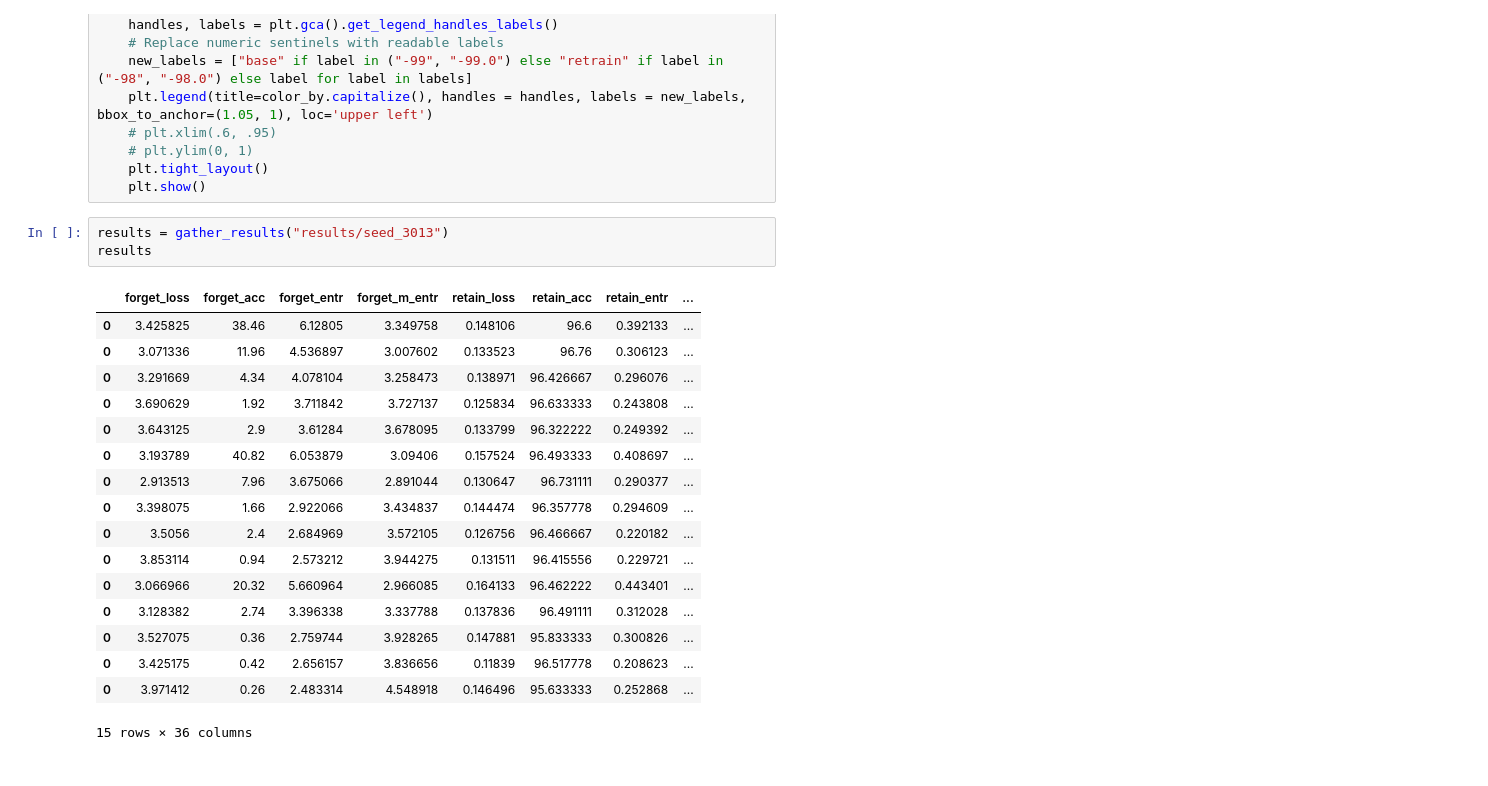
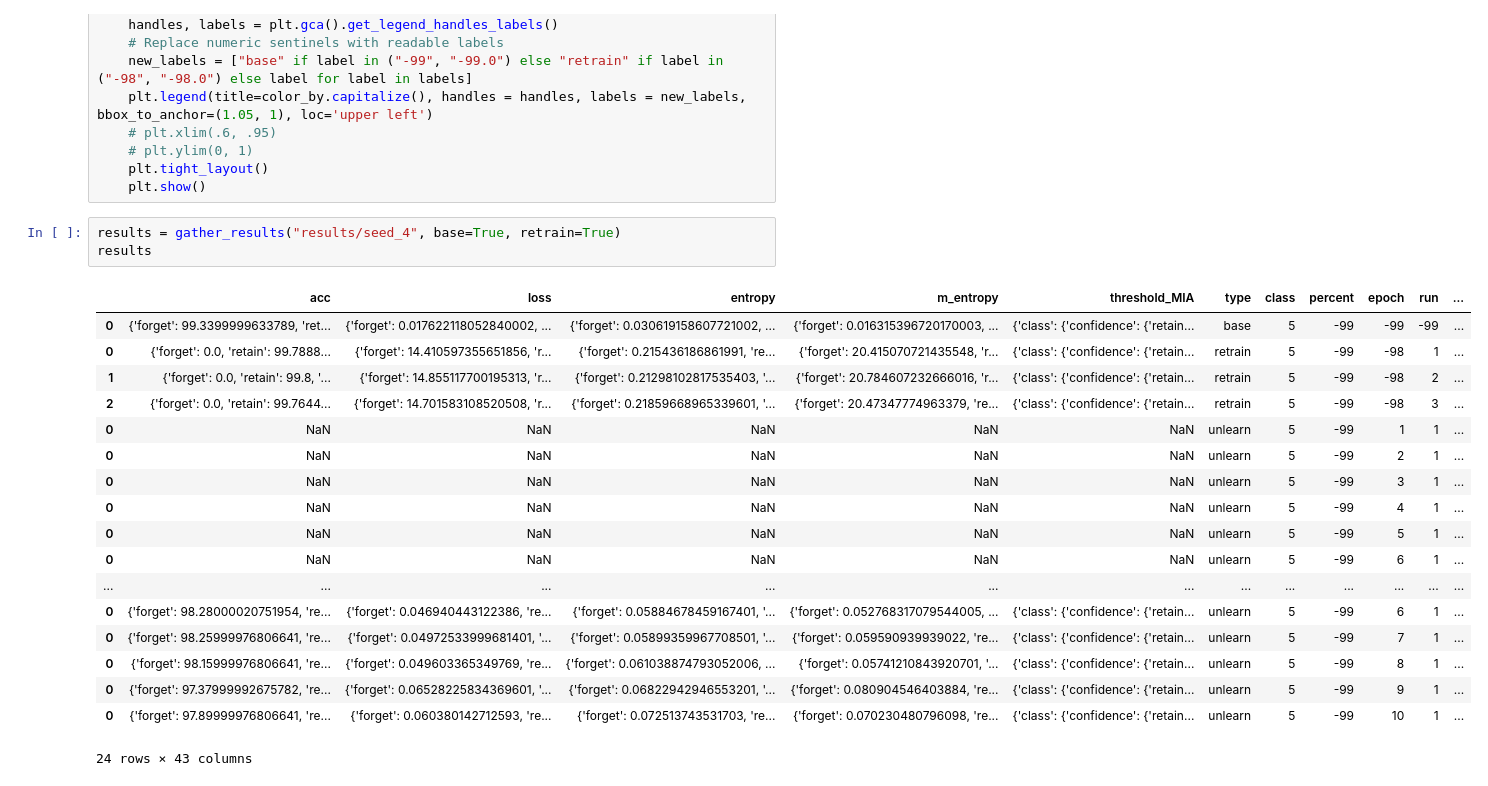
Before and after one commit to probabilistic-adaptation/verifying_unlearning_2026, a Jupyter notebook: visualize_results.ipynb, the cells around one changed output. Cells and saved outputs as stored; diff of their text form.

```diff
--- a/visualize_results.ipynb
+++ b/visualize_results.ipynb
@@ -191,24 +191,25 @@ def results_scatterplot(final_df, x_metric, y_metric,
     plt.tight_layout()
     plt.show()
 # %%
-results = gather_results("results/seed_3013")
+results = gather_results("results/seed_4", base=True, retrain=True)
 results
 # %% [output]
-|  | forget_loss | forget_acc | forget_entr | forget_m_entr | retain_loss | retain_acc | retain_entr | ... |
-| 0 | 3.425825 | 38.46 | 6.12805 | 3.349758 | 0.148106 | 96.6 | 0.392133 | ... |
-| 0 | 3.071336 | 11.96 | 4.536897 | 3.007602 | 0.133523 | 96.76 | 0.306123 | ... |
-| 0 | 3.291669 | 4.34 | 4.078104 | 3.258473 | 0.138971 | 96.426667 | 0.296076 | ... |
-| 0 | 3.690629 | 1.92 | 3.711842 | 3.727137 | 0.125834 | 96.633333 | 0.243808 | ... |
-| 0 | 3.643125 | 2.9 | 3.61284 | 3.678095 | 0.133799 | 96.322222 | 0.249392 | ... |
-| 0 | 3.193789 | 40.82 | 6.053879 | 3.09406 | 0.157524 | 96.493333 | 0.408697 | ... |
-| 0 | 2.913513 | 7.96 | 3.675066 | 2.891044 | 0.130647 | 96.731111 | 0.290377 | ... |
-| 0 | 3.398075 | 1.66 | 2.922066 | 3.434837 | 0.144474 | 96.357778 | 0.294609 | ... |
-| 0 | 3.5056 | 2.4 | 2.684969 | 3.572105 | 0.126756 | 96.466667 | 0.220182 | ... |
-| 0 | 3.853114 | 0.94 | 2.573212 | 3.944275 | 0.131511 | 96.415556 | 0.229721 | ... |
-| 0 | 3.066966 | 20.32 | 5.660964 | 2.966085 | 0.164133 | 96.462222 | 0.443401 | ... |
-| 0 | 3.128382 | 2.74 | 3.396338 | 3.337788 | 0.137836 | 96.491111 | 0.312028 | ... |
-| 0 | 3.527075 | 0.36 | 2.759744 | 3.928265 | 0.147881 | 95.833333 | 0.300826 | ... |
-| 0 | 3.425175 | 0.42 | 2.656157 | 3.836656 | 0.11839 | 96.517778 | 0.208623 | ... |
-| 0 | 3.971412 | 0.26 | 2.483314 | 4.548918 | 0.146496 | 95.633333 | 0.252868 | ... |
+|  | acc | loss | entropy | m_entropy | threshold_MIA | type | class | percent | epoch | run | ... |
+| 0 | {'forget': 99.3399999633789, 'ret... | {'forget': 0.017622118052840002, ... | {'forget': 0.030619158607721002, ... | {'forget': 0.016315396720170003, ... | {'class': {'confidence': {'retain... | base | 5 | -99 | -99 | -99 | ... |
+| 0 | {'forget': 0.0, 'retain': 99.7888... | {'forget': 14.410597355651856, 'r... | {'forget': 0.215436186861991, 're... | {'forget': 20.415070721435548, 'r... | {'class': {'confidence': {'retain... | retrain | 5 | -99 | -98 | 1 | ... |
+| 1 | {'forget': 0.0, 'retain': 99.8, '... | {'forget': 14.855117700195313, 'r... | {'forget': 0.21298102817535403, '... | {'forget': 20.784607232666016, 'r... | {'class': {'confidence': {'retain... | retrain | 5 | -99 | -98 | 2 | ... |
+| 2 | {'forget': 0.0, 'retain': 99.7644... | {'forget': 14.701583108520508, 'r... | {'forget': 0.21859668965339601, '... | {'forget': 20.47347774963379, 're... | {'class': {'confidence': {'retain... | retrain | 5 | -99 | -98 | 3 | ... |
+| 0 | NaN | NaN | NaN | NaN | NaN | unlearn | 5 | -99 | 1 | 1 | ... |
+| 0 | NaN | NaN | NaN | NaN | NaN | unlearn | 5 | -99 | 2 | 1 | ... |
+| 0 | NaN | NaN | NaN | NaN | NaN | unlearn | 5 | -99 | 3 | 1 | ... |
+| 0 | NaN | NaN | NaN | NaN | NaN | unlearn | 5 | -99 | 4 | 1 | ... |
+| 0 | NaN | NaN | NaN | NaN | NaN | unlearn | 5 | -99 | 5 | 1 | ... |
+| 0 | NaN | NaN | NaN | NaN | NaN | unlearn | 5 | -99 | 6 | 1 | ... |
+| ... | ... | ... | ... | ... | ... | ... | ... | ... | ... | ... | ... |
+| 0 | {'forget': 98.28000020751954, 're... | {'forget': 0.046940443122386, 're... | {'forget': 0.05884678459167401, '... | {'forget': 0.052768317079544005, ... | {'class': {'confidence': {'retain... | unlearn | 5 | -99 | 6 | 1 | ... |
+| 0 | {'forget': 98.25999976806641, 're... | {'forget': 0.04972533999681401, '... | {'forget': 0.05899359967708501, '... | {'forget': 0.059590939939022, 're... | {'class': {'confidence': {'retain... | unlearn | 5 | -99 | 7 | 1 | ... |
+| 0 | {'forget': 98.15999976806641, 're... | {'forget': 0.049603365349769, 're... | {'forget': 0.061038874793052006, ... | {'forget': 0.05741210843920701, '... | {'class': {'confidence': {'retain... | unlearn | 5 | -99 | 8 | 1 | ... |
+| 0 | {'forget': 97.37999992675782, 're... | {'forget': 0.06528225834369601, '... | {'forget': 0.06822942946553201, '... | {'forget': 0.080904546403884, 're... | {'class': {'confidence': {'retain... | unlearn | 5 | -99 | 9 | 1 | ... |
+| 0 | {'forget': 97.89999976806641, 're... | {'forget': 0.060380142712593, 're... | {'forget': 0.072513743531703, 're... | {'forget': 0.070230480796098, 're... | {'class': {'confidence': {'retain... | unlearn | 5 | -99 | 10 | 1 | ... |
-15 rows × 36 columns
+24 rows × 43 columns
 # %%
```
Also changed, not shown: parts of 1 cell of this notebook, 12 other files.
